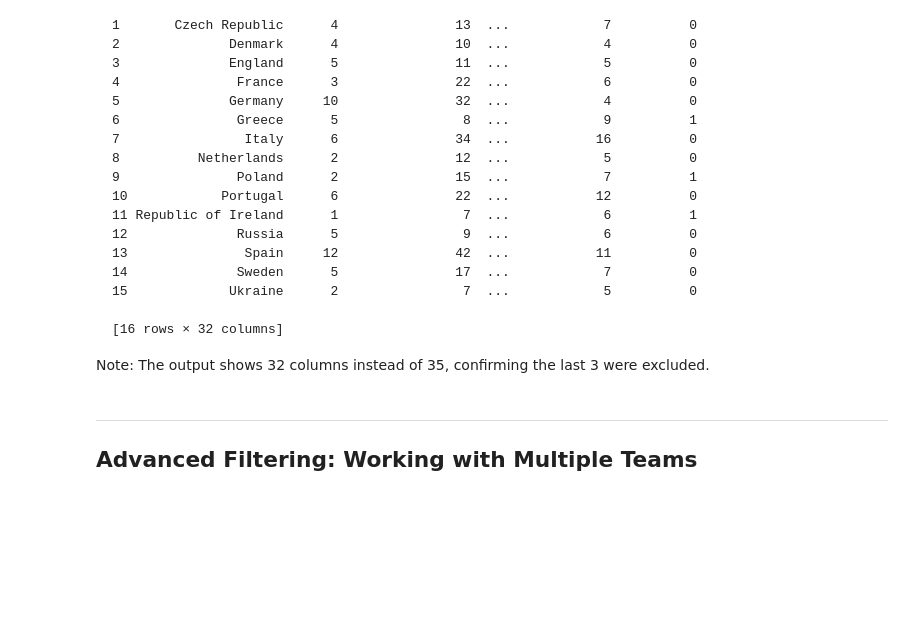
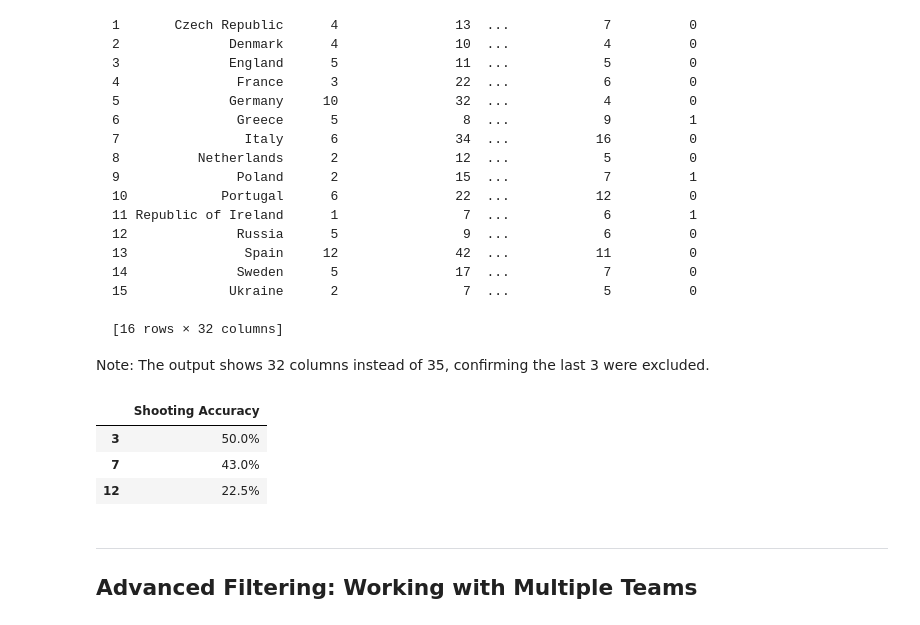
Before and after one commit to MauCer11/PYTHON-EAE, a Jupyter notebook: 2-Data_Analysis/2-Pandas/Práctica/Euro12/Euro12_Explained.ipynb, the cells around one changed output. Drawn from its saved outputs; the diff is of its cells as text; code cells hidden in the pictures; blank space fills up the shorter version.

````diff
--- a/2-Data_Analysis/2-Pandas/Práctica/Euro12/Euro12_Explained.ipynb
+++ b/2-Data_Analysis/2-Pandas/Práctica/Euro12/Euro12_Explained.ipynb
@@ -382,6 +461,13 @@ euro12.iloc[:, 0:-3]
 ```
 
 Note: The output shows 32 columns instead of 35, confirming the last 3 were excluded.
+# %%
+euro12.loc[euro12.Team.isin(['England', 'Italy', 'Russia']),['Shooting Accuracy']]
+# %% [output]
+|  | Shooting Accuracy |
+| 3 | 50.0% |
+| 7 | 43.0% |
+| 12 | 22.5% |
 # %% [markdown]
 ---
 ## Advanced Filtering: Working with Multiple Teams
````
Also changed, not shown: parts of 7 cells of this notebook, 8 other files.
